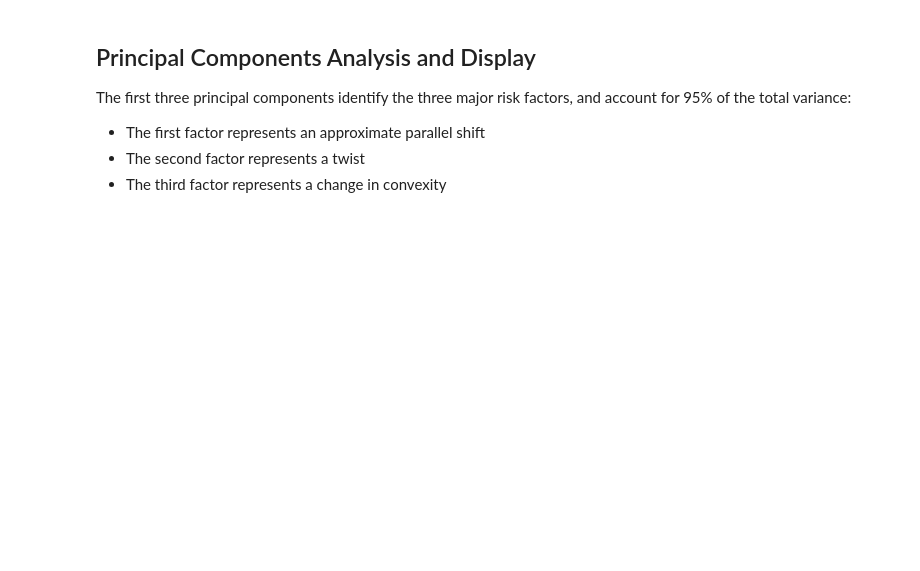
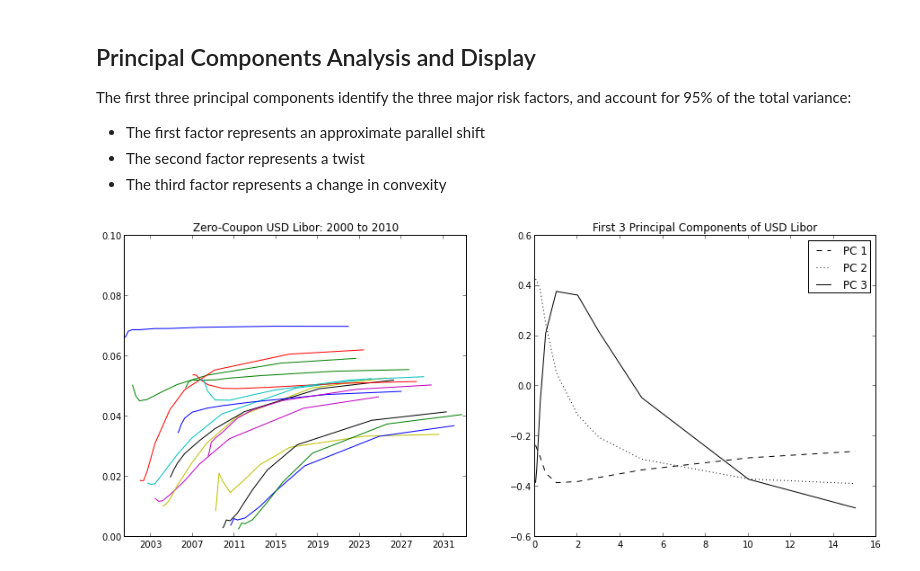
Before and after one commit to enthought/pyql, a Jupyter notebook: examples/notebooks/LiborRiskFactors.ipynb, the cells around one changed output. Saved outputs shown, nothing was run; the diff lists cells and outputs as text; code cells hidden in the pictures; blank space fills up the shorter version.

Commit message:
- Updated to pandas 0.10 - Fixed all notebooks - Added rate utility functions in mlab

```diff
--- a/examples/notebooks/LiborRiskFactors.ipynb
+++ b/examples/notebooks/LiborRiskFactors.ipynb
@@ -166,20 +32,19 @@ Time Series of Constant-Maturity Zero-Coupon Curves
 # %%
+    df_libor = pd.load(os.path.join('..', 'data', 'df_libor.pkl'))
 
-import pandas, os
+    dtObs = df_libor.index
 
-df_libor = pandas.load(os.path.join('..','data','df_libor.pkl'))
-dtObs = df_libor.index
+    dtI = dtObs[range(0, len(dtObs) - 1, 60)]
+    days = [10, 30, 90, 182, 365, 365 * 2, 365 * 3,
+            365 * 5, 365 * 10, 365 * 15]
 
-dtI = dtObs[range(0, len(dtObs)-1, 60)]
-days = [90, 182, 365, 365*2, 365*3, 365*5, 365*10, 365*15]
+    # maturity in columns, observation days in rows
+    zc_rate = np.empty((len(dtI), len(days)), dtype='float64')
+    dt_maturity = np.empty_like(zc_rate, dtype='object')
 
-# maturity in columns, observation days in rows
-
-zc_rate = np.empty((len(dtI), len(days)), dtype='float64')
-dt_maturity = np.empty_like(zc_rate, dtype='object')
-
-for i, dt in enumerate(dtI):
-    print('loop in dtI: %d' % i)
-    ts = get_term_structure(df_libor, dt)
-    print(ts)
-    (dt_maturity[i,], zc_rate[i,]) = zero_curve(ts, days, dt)
+    for i, obs_date in enumerate(dtI):
+        rates = df_libor.xs(obs_date) / 100
+        # bootstrap a term structure from the libor rates
+        ts = make_term_structure(rates, obs_date)
+        # compute zero-coupon rates for a range of maturities
+        (dt_maturity[i, ], zc_rate[i, ]) = zero_rate(ts, days, obs_date)
@@ -201,34 +60,29 @@ The first three principal components identify the three major risk factors, and
 # %%
 # PCA on rate change
 zc_pca = ml.PCA(np.diff(zc_rate, axis=0))
 
 fig = plt.figure()
-fig.set_size_inches(10,6)
+fig.set_size_inches(15,6)
 
 ax = fig.add_subplot(121)
 
 # compute x-axis limits
-dtCalc = dtObs[0]
-ts = get_term_structure(df_libor, dtCalc)
-(dtMat, zc) = zero_curve(ts, days, dtCalc)
-dtMin = dtMat[0]
-
-dtCalc = dtObs[-1]
-ts = get_term_structure(df_libor, dtCalc)
-(dtMat, zc) = zero_curve(ts, days, dtCalc)
-dtMax = dtMat[-1]
+dtMin = dt_maturity[0,0]
+dtMax = dt_maturity[-1,-1]
 
 ax.set_xlim(dtMin, dtMax)
 ax.set_ylim(0.0, 0.1)
 
 # plot a few curves
 for i in range(0, len(dtI),3):
     ax.plot(dt_maturity[i,], zc_rate[i,])
 plt.title('Zero-Coupon USD Libor: 2000 to 2010')
 
 ax2 = fig.add_subplot(122)
 ttm = np.array(days)/365.0
-ax2.plot(ttm, zc_pca.Wt[0,], 'k--', ttm, zc_pca.Wt[1,], 'k:', ttm, zc_pca.Wt[3,], 'k')
+ax2.plot(ttm, zc_pca.Wt[0,], 'k--', ttm, zc_pca.Wt[1,], 'k:', ttm, zc_pca.Wt[2,], 'k')
 leg = ax2.legend(('PC 1', 'PC 2', 'PC 3'))
 plt.title('First 3 Principal Components of USD Libor')
 plt.show()
+# %% [output]
+[figure, added]
```
Also changed, not shown: parts of 10 cells of this notebook, 25 other files.
